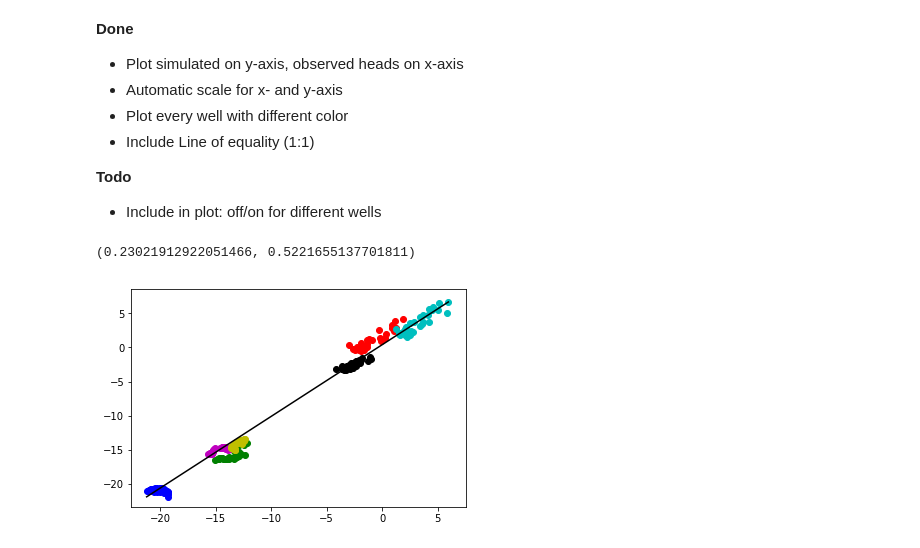
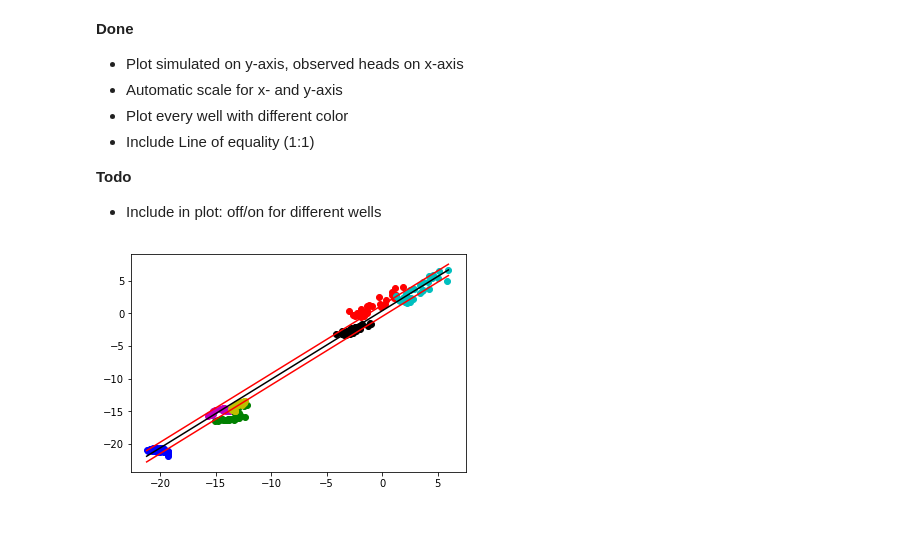
Before and after one commit to inowas/effective_groundwater_model_calibration_exercises, a Jupyter notebook: calibration/calibration.ipynb, the cells around one changed output. Drawn from its saved outputs; the diff is of its cells as text; code cells hidden in the pictures.

```diff
--- a/calibration/calibration.ipynb
+++ b/calibration/calibration.ipynb
@@ -130,39 +130,44 @@ import itertools
 
 colors = itertools.cycle(['b', 'g', 'r', 'c', 'm', 'y', 'k'])
 
 current_name = names[0]
 last_index = 0
 
 for index, name in enumerate(names):
     if current_name == name:
         continue
 
     plt.scatter(
         observed[last_index:index],
         simulated[last_index:index],
         color=next(colors)
     )
 
     last_index = index
     current_name = name
 
 plt.plot(
     [np.min(observed), np.max(observed)],
     [np.min(simulated), np.max(simulated)],
     'k-'
 )
 
-ci = stats.t.interval(
-    0.95,
-    len((observed - simulated))-1,
-    loc=np.mean((observed - simulated)),
-    scale=stats.sem((observed - simulated))
+Z = 1.96
+std = np.std(observed)
+delta = Z * std / np.sqrt(n)
+
+plt.plot(
+    [np.min(observed), np.max(observed)],
+    [np.min(simulated)-delta, np.max(simulated)-delta],
+    'r-'
 )
 
-
-print(ci)
+plt.plot(
+    [np.min(observed), np.max(observed)],
+    [np.min(simulated)+delta, np.max(simulated)+delta],
+    'r-'
+)
 
 plt.show()
 # %% [output]
-(0.23021912922051466, 0.5221655137701811)
-[figure, old version]
+[figure, new version]
```
Also changed, not shown: parts of 10 cells of this notebook.
